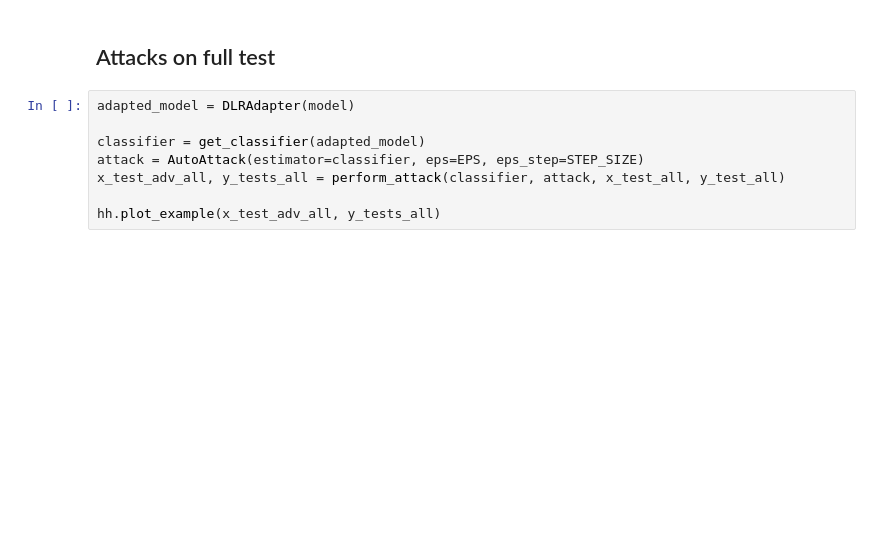
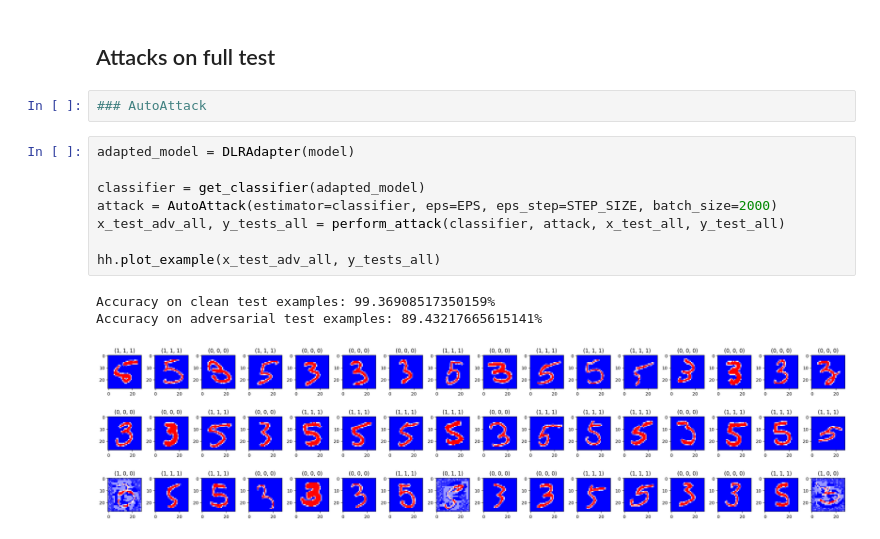
Before and after one commit to 314-Foundation/white-box-nn, a Jupyter notebook: jupyter/main.ipynb, the cells around one changed output. Cells and saved outputs as stored; diff of their text form; blank space fills up the shorter version.

```diff
--- a/jupyter/main.ipynb
+++ b/jupyter/main.ipynb
@@ -470,13 +475,19 @@ Accuracy on adversarial test examples: 0.0%
 # %% [markdown]
 ## Attacks on full test
+# %%
+### AutoAttack
 # %%
 adapted_model = DLRAdapter(model)
 
 classifier = get_classifier(adapted_model)
-attack = AutoAttack(estimator=classifier, eps=EPS, eps_step=STEP_SIZE)
+attack = AutoAttack(estimator=classifier, eps=EPS, eps_step=STEP_SIZE, batch_size=2000)
 x_test_adv_all, y_tests_all = perform_attack(classifier, attack, x_test_all, y_test_all)
 
 hh.plot_example(x_test_adv_all, y_tests_all)
+# %% [output]
+Accuracy on clean test examples: 99.36908517350159%
+Accuracy on adversarial test examples: 89.43217665615141%
+[figure, added]
 # %%
 xx = x_test_adv_all[32:48]
 layer_vis, labels = visualize_processing_steps(bb, xx)
```
Also changed, not shown: parts of 28 cells of this notebook.
